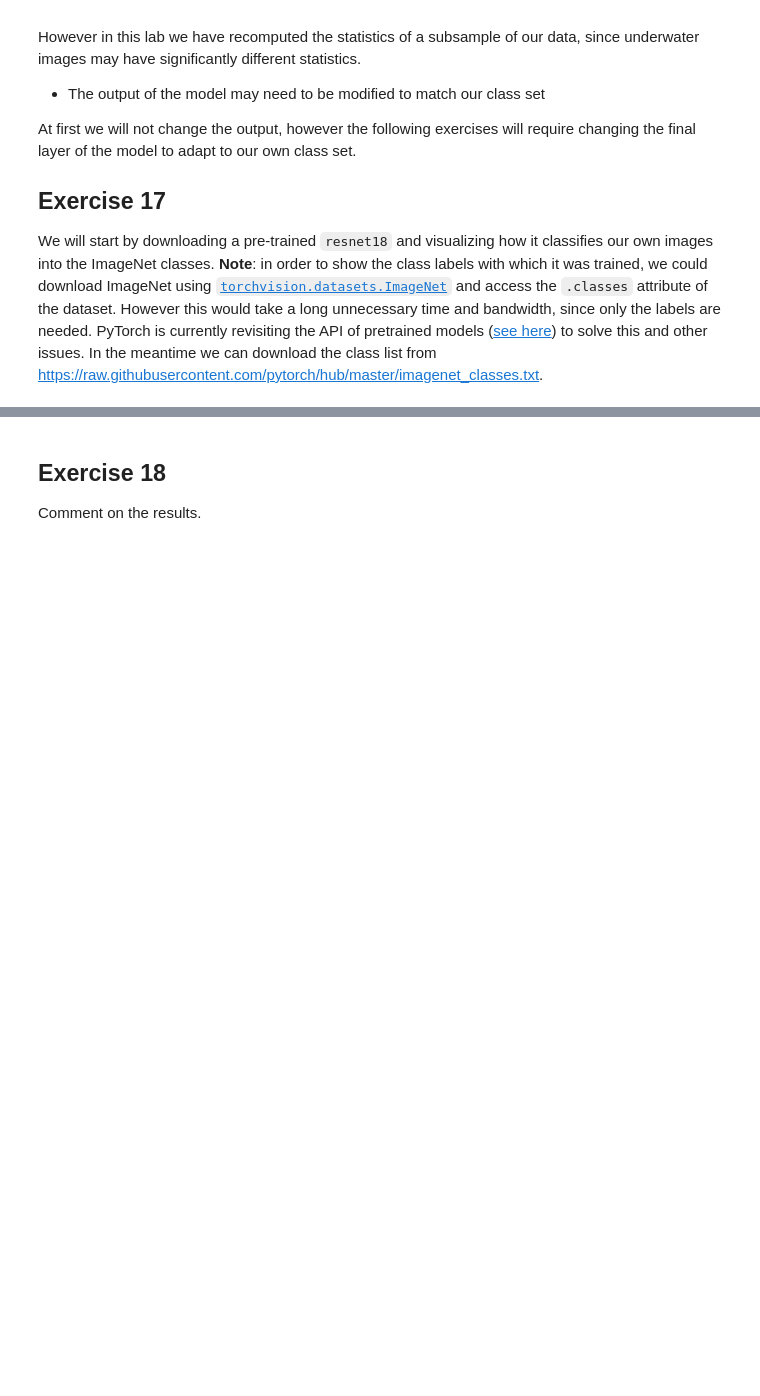
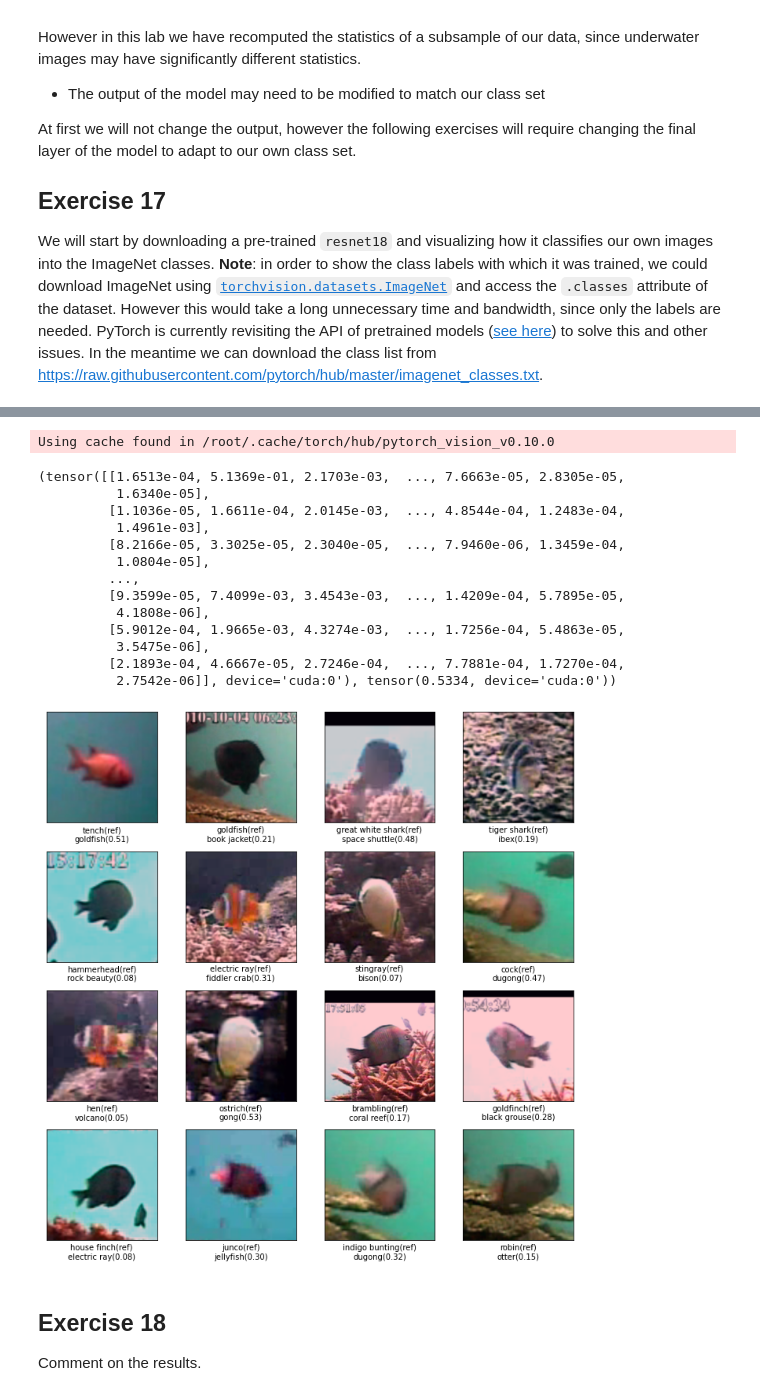
Before and after one commit to YosefGuevara012/DeepLearning_and_computer_vision_for_Marine_Robotics, a Jupyter notebook: TP_03_CNNs_and_transfer_learning.ipynb, the cells around one changed output, grey strips where cells are left out. Saved outputs shown, nothing was run; the diff lists cells and outputs as text; code cells hidden in the pictures; blank space fills up the shorter version.

```diff
--- a/TP_03_CNNs_and_transfer_learning.ipynb
+++ b/TP_03_CNNs_and_transfer_learning.ipynb
@@ -937,10 +1026,26 @@ print(len(imagenet_classes))
 # %%
 model = torch.hub.load('pytorch/vision:v0.10.0', 'resnet18', pretrained=True)
 
 test_loader = torch.utils.data.DataLoader(test_set, batch_size=16, pin_memory=True, num_workers=2)
 
 images, labels = next(iter(test_loader))
-#viz_image_batch(images, model, imagenet_classes, device=device)
+viz_image_batch(images, model, imagenet_classes, device=device)
+# %% [output]
+Using cache found in /root/.cache/torch/hub/pytorch_vision_v0.10.0
+(tensor([[1.6513e-04, 5.1369e-01, 2.1703e-03,  ..., 7.6663e-05, 2.8305e-05,
+          1.6340e-05],
+         [1.1036e-05, 1.6611e-04, 2.0145e-03,  ..., 4.8544e-04, 1.2483e-04,
+          1.4961e-03],
+         [8.2166e-05, 3.3025e-05, 2.3040e-05,  ..., 7.9460e-06, 1.3459e-04,
+          1.0804e-05],
+         ...,
+         [9.3599e-05, 7.4099e-03, 3.4543e-03,  ..., 1.4209e-04, 5.7895e-05,
+          4.1808e-06],
+         [5.9012e-04, 1.9665e-03, 4.3274e-03,  ..., 1.7256e-04, 5.4863e-05,
+          3.5475e-06],
+         [2.1893e-04, 4.6667e-05, 2.7246e-04,  ..., 7.7881e-04, 1.7270e-04,
+          2.7542e-06]], device='cuda:0'), tensor(0.5334, device='cuda:0'))
+[figure, added]
 # %% [markdown]
 ## Exercise 18
 
```
Also changed, not shown: parts of 26 cells of this notebook.
